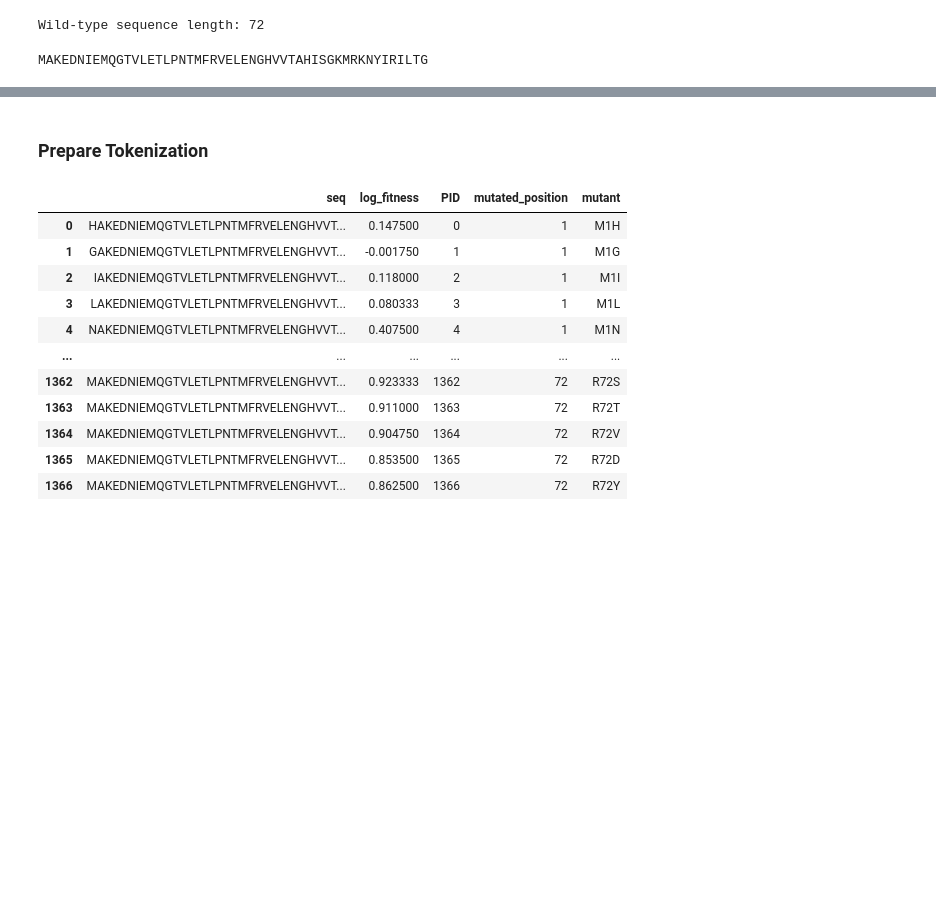
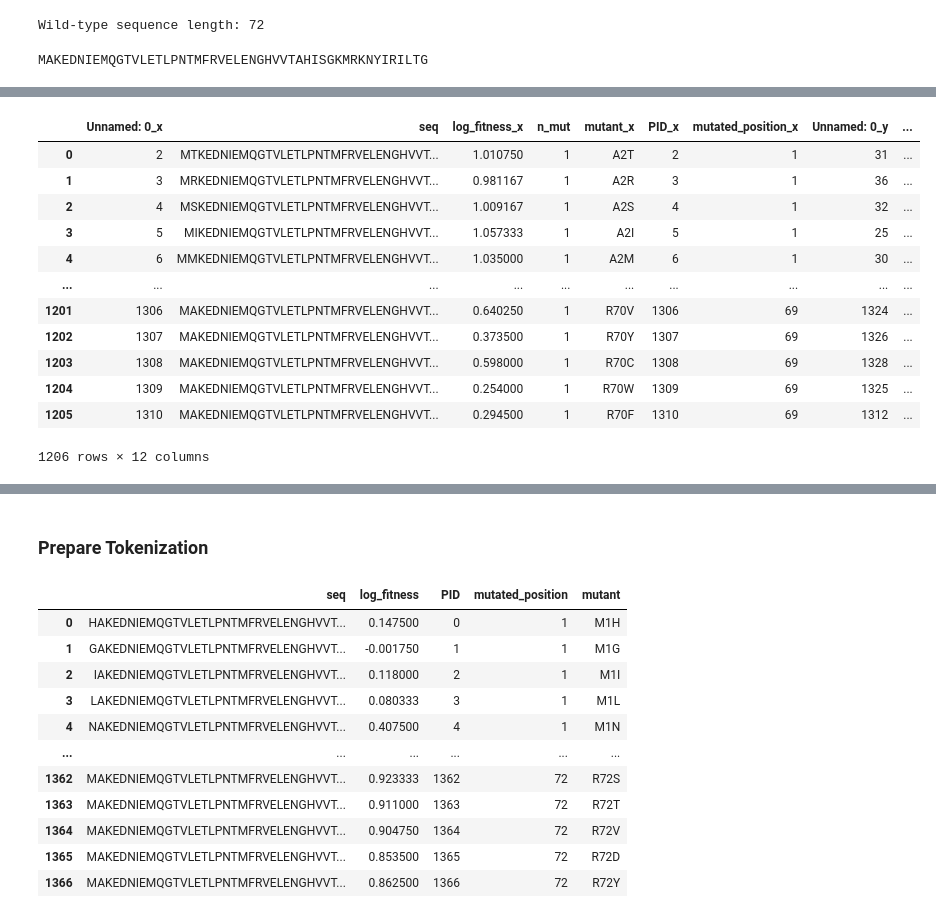
Before and after one commit to Sqingshannon/Fine-tune_plm, a Jupyter notebook: temp.ipynb, the cells around one changed output, grey strips where cells are left out. Saved outputs shown, nothing was run; the diff lists cells and outputs as text; code cells hidden in the pictures; blank space fills up the shorter version.

```diff
--- a/temp.ipynb
+++ b/temp.ipynb
@@ -91,0 +166,3 @@ MAKEDNIEMQGTVLETLPNTMFRVELENGHVVTAHISGKMRKNYIRILTG
+# %%
+df_ori = pd.read_csv("data/IF1_ECOLI_Kelsic2016_fitness_rich/data.csv")
+df_gened = pd.read_csv("data/IF1_ECOLI_Kelsic_2016/data.csv")
@@ -91,0 +189,16 @@ MAKEDNIEMQGTVLETLPNTMFRVELENGHVVTAHISGKMRKNYIRILTG
+# %%
+df_ori.merge(df_gened, on="seq")
+# %% [output]
+|  | Unnamed: 0_x | seq | log_fitness_x | n_mut | mutant_x | PID_x | mutated_position_x | Unnamed: 0_y | ... |
+| 0 | 2 | MTKEDNIEMQGTVLETLPNTMFRVELENGHVVT... | 1.010750 | 1 | A2T | 2 | 1 | 31 | ... |
+| 1 | 3 | MRKEDNIEMQGTVLETLPNTMFRVELENGHVVT... | 0.981167 | 1 | A2R | 3 | 1 | 36 | ... |
+| 2 | 4 | MSKEDNIEMQGTVLETLPNTMFRVELENGHVVT... | 1.009167 | 1 | A2S | 4 | 1 | 32 | ... |
+| 3 | 5 | MIKEDNIEMQGTVLETLPNTMFRVELENGHVVT... | 1.057333 | 1 | A2I | 5 | 1 | 25 | ... |
+| 4 | 6 | MMKEDNIEMQGTVLETLPNTMFRVELENGHVVT... | 1.035000 | 1 | A2M | 6 | 1 | 30 | ... |
+| ... | ... | ... | ... | ... | ... | ... | ... | ... | ... |
+| 1201 | 1306 | MAKEDNIEMQGTVLETLPNTMFRVELENGHVVT... | 0.640250 | 1 | R70V | 1306 | 69 | 1324 | ... |
+| 1202 | 1307 | MAKEDNIEMQGTVLETLPNTMFRVELENGHVVT... | 0.373500 | 1 | R70Y | 1307 | 69 | 1326 | ... |
+| 1203 | 1308 | MAKEDNIEMQGTVLETLPNTMFRVELENGHVVT... | 0.598000 | 1 | R70C | 1308 | 69 | 1328 | ... |
+| 1204 | 1309 | MAKEDNIEMQGTVLETLPNTMFRVELENGHVVT... | 0.254000 | 1 | R70W | 1309 | 69 | 1325 | ... |
+| 1205 | 1310 | MAKEDNIEMQGTVLETLPNTMFRVELENGHVVT... | 0.294500 | 1 | R70F | 1310 | 69 | 1312 | ... |
+1206 rows × 12 columns
```
Also changed, not shown: parts of 11 cells of this notebook, 43 other files.
